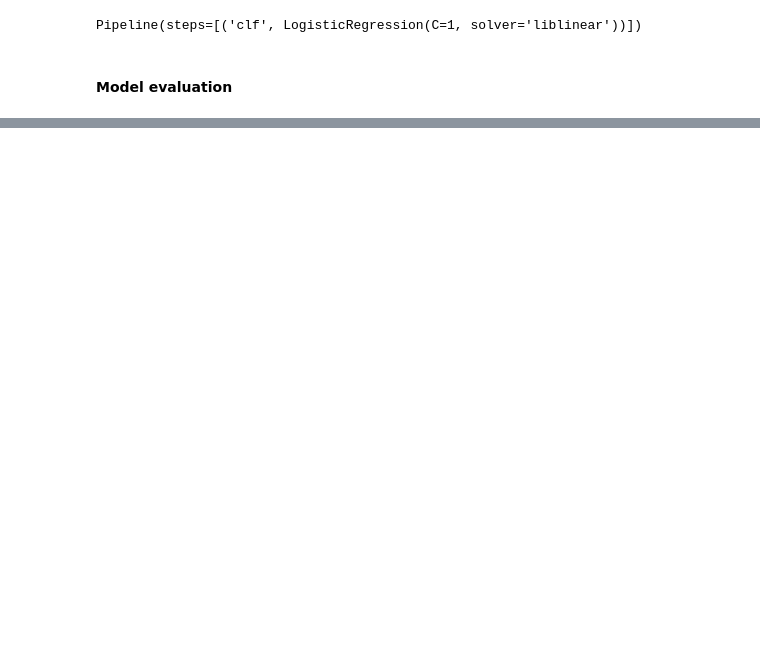
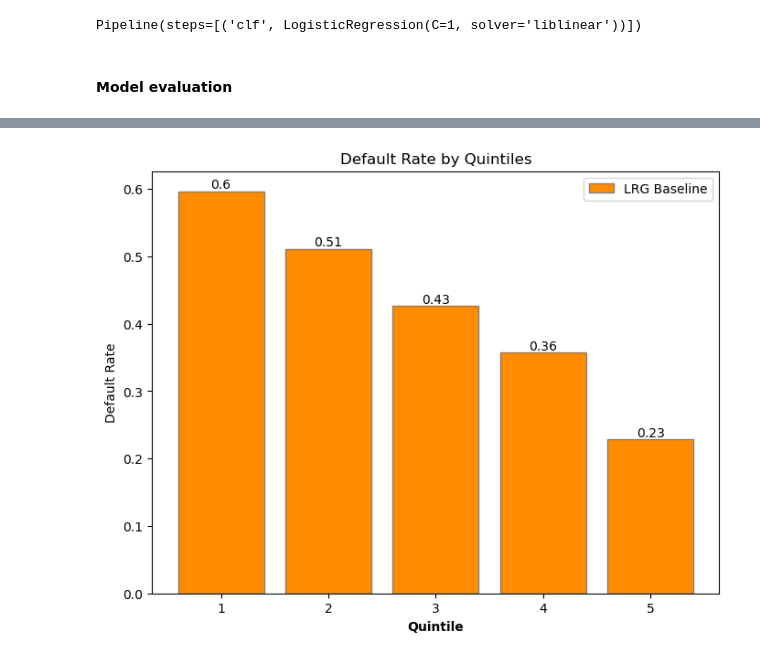
Before and after one commit to iserranoz/aprendizaje_maquina1, a Jupyter notebook: desc_baseline.ipynb, the cells around one changed output, grey strips where cells are left out. Cells and saved outputs as stored; diff of their text form; code cells hidden in the pictures; blank space fills up the shorter version.

```diff
--- a/desc_baseline.ipynb
+++ b/desc_baseline.ipynb
@@ -114,0 +173,4 @@ metrics_df
+# %%
+default_rate_by_quintile(df_test['pred_proba-LRG'], df_test['target'],  "LRG Baseline")
+# %% [output]
+[figure, added]
```
Also changed, not shown: parts of 24 cells of this notebook, 5 other files.
